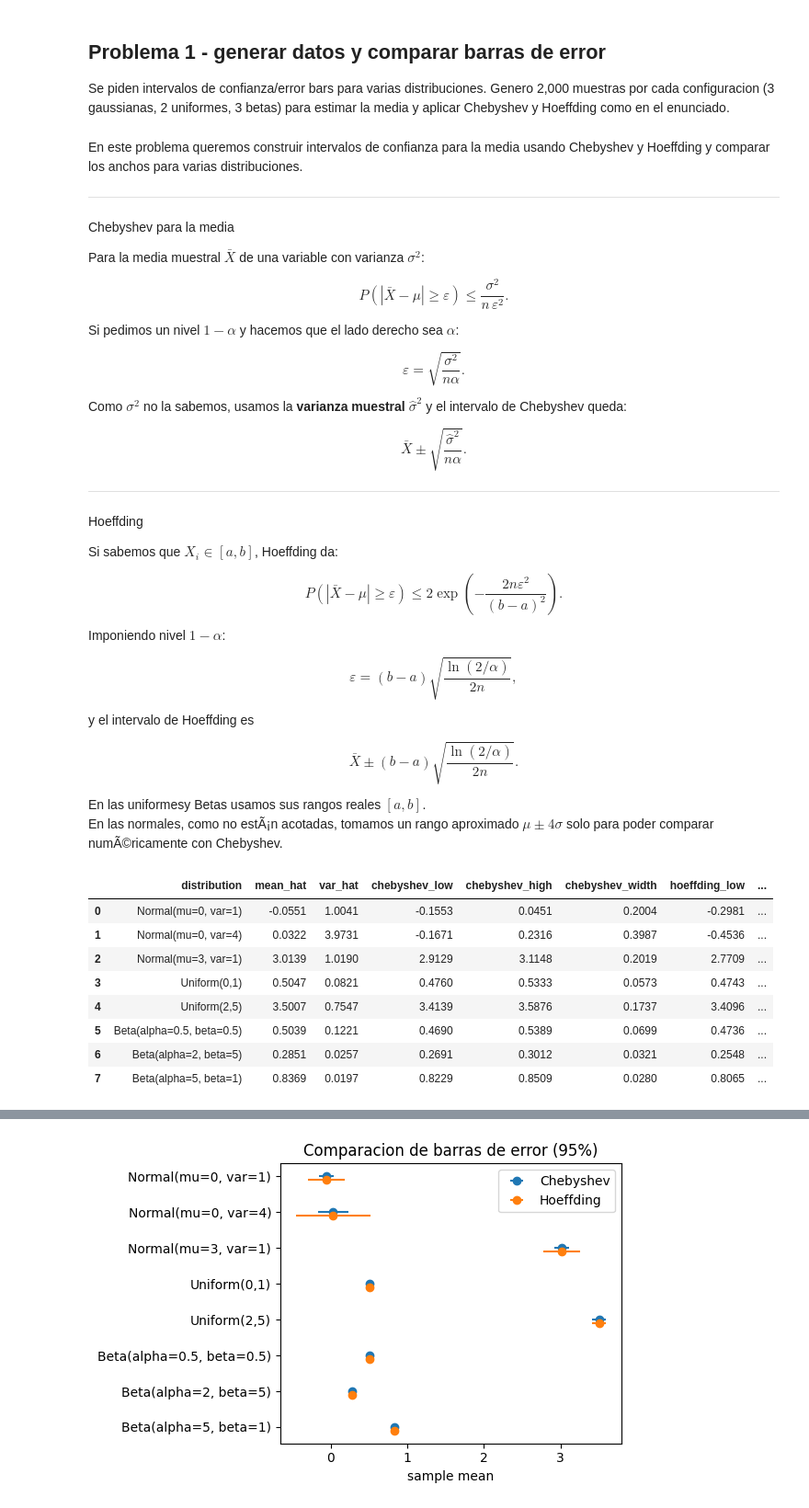
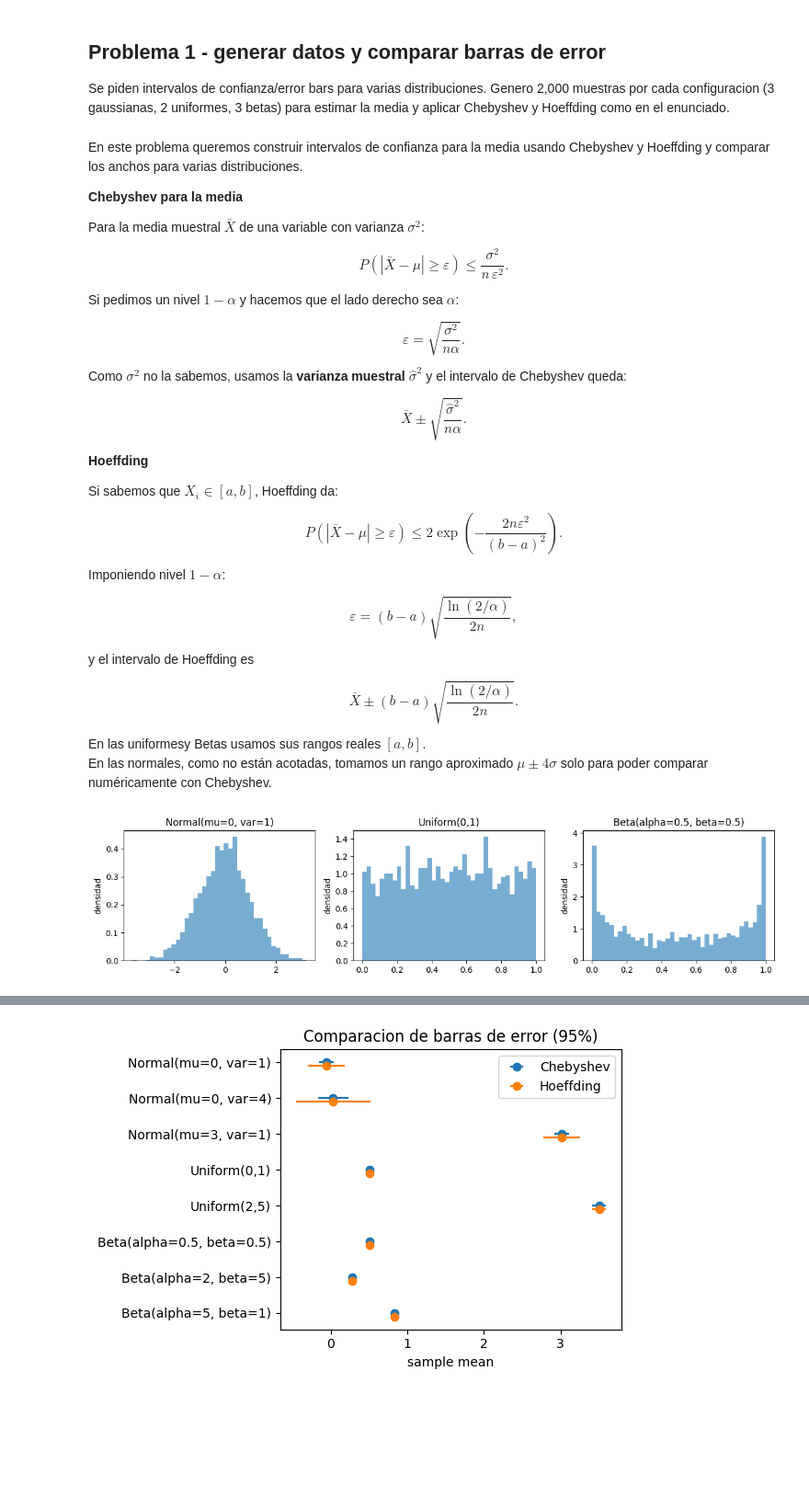
Before and after one commit to sergiopastor22/master_ML_juani, a Jupyter notebook: Ejercicio_juani.ipynb, the cells around one changed output, grey strips where cells are left out. Shown at 92% size. Cells and saved outputs as stored; diff of their text form; code cells hidden in the pictures; blank space fills up the shorter version.

```diff
--- a/Ejercicio_juani.ipynb
+++ b/Ejercicio_juani.ipynb
@@ -12,9 +12,9 @@ En este problema queremos construir intervalos de confianza para la media
 usando Chebyshev y Hoeffding y comparar los anchos para varias
 distribuciones.
 
----
 
-Chebyshev para la media
+
+**Chebyshev para la media**
 
 Para la media muestral $\bar X$ de una variable con varianza $\sigma^2$:
 
@@ -36,9 +36,9 @@ $$
 \bar X \pm \sqrt{\frac{\hat\sigma^2}{n\alpha}}.
 $$
 
----
 
-Hoeffding
+
+**Hoeffding**
 
 Si sabemos que $X_i \in [a,b]$, Hoeffding da:
 
@@ -60,8 +60,8 @@ $$
 $$
 
 En las uniformesy Betas usamos sus rangos reales $[a,b]$.
-En las normales, como no estÃ¡n acotadas, tomamos un rango aproximado
-$\mu \pm 4\sigma$ solo para poder comparar numÃ©ricamente con Chebyshev.
+En las normales, como no están acotadas, tomamos un rango aproximado
+$\mu \pm 4\sigma$ solo para poder comparar numéricamente con Chebyshev.
 # %%
 
 
@@ -144,17 +144,22 @@ for a, b in [(0.5, 0.5), (2, 5), (5, 1)]:
         hoeffding_width=hoe_width,
         bounds="[0.00, 1.00]"
     ))
-
-df = pd.DataFrame(rows)
-pd.set_option('display.precision', 4)
-display(df)
-# %% [output]
-|  | distribution | mean_hat | var_hat | chebyshev_low | chebyshev_high | chebyshev_width | hoeffding_low | ... |
-| 0 | Normal(mu=0, var=1) | -0.0551 | 1.0041 | -0.1553 | 0.0451 | 0.2004 | -0.2981 | ... |
-| 1 | Normal(mu=0, var=4) | 0.0322 | 3.9731 | -0.1671 | 0.2316 | 0.3987 | -0.4536 | ... |
-| 2 | Normal(mu=3, var=1) | 3.0139 | 1.0190 | 2.9129 | 3.1148 | 0.2019 | 2.7709 | ... |
-| 3 | Uniform(0,1) | 0.5047 | 0.0821 | 0.4760 | 0.5333 | 0.0573 | 0.4743 | ... |
-| 4 | Uniform(2,5) | 3.5007 | 0.7547 | 3.4139 | 3.5876 | 0.1737 | 3.4096 | ... |
-| 5 | Beta(alpha=0.5, beta=0.5) | 0.5039 | 0.1221 | 0.4690 | 0.5389 | 0.0699 | 0.4736 | ... |
-| 6 | Beta(alpha=2, beta=5) | 0.2851 | 0.0257 | 0.2691 | 0.3012 | 0.0321 | 0.2548 | ... |
-| 7 | Beta(alpha=5, beta=1) | 0.8369 | 0.0197 | 0.8229 | 0.8509 | 0.0280 | 0.8065 | ... |
+# %%
+fig, axes = plt.subplots(1, 3, figsize=(12, 3))
+
+dist_names = [
+    "Normal(mu=0, var=1)",
+    "Uniform(0,1)",
+    "Beta(alpha=0.5, beta=0.5)",
+]
+
+for ax, name in zip(axes, dist_names):
+    data = samples[name]
+    ax.hist(data, bins=40, density=True, alpha=0.6)
+    ax.set_title(name)
+    ax.set_ylabel("densidad")
+
+plt.tight_layout()
+plt.show()
+# %% [output]
+[figure, added]
```
Also changed, not shown: parts of 9 cells of this notebook.
